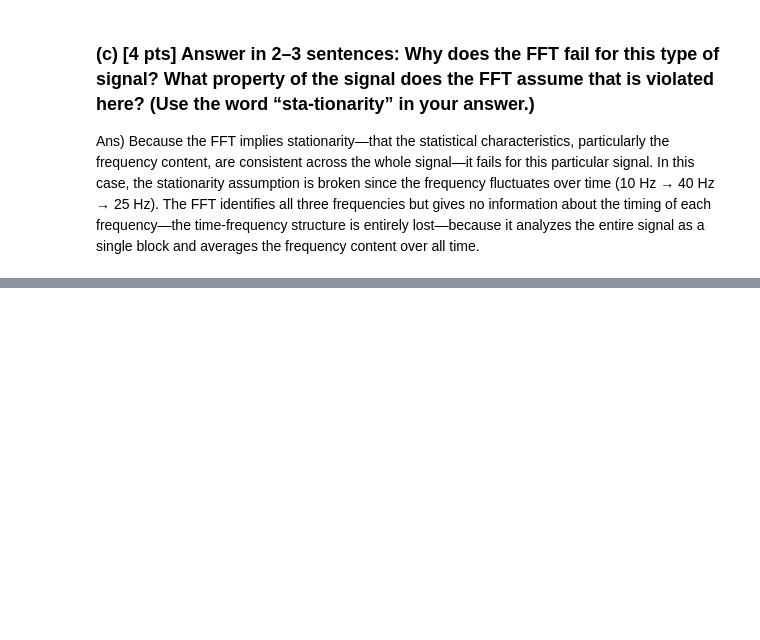
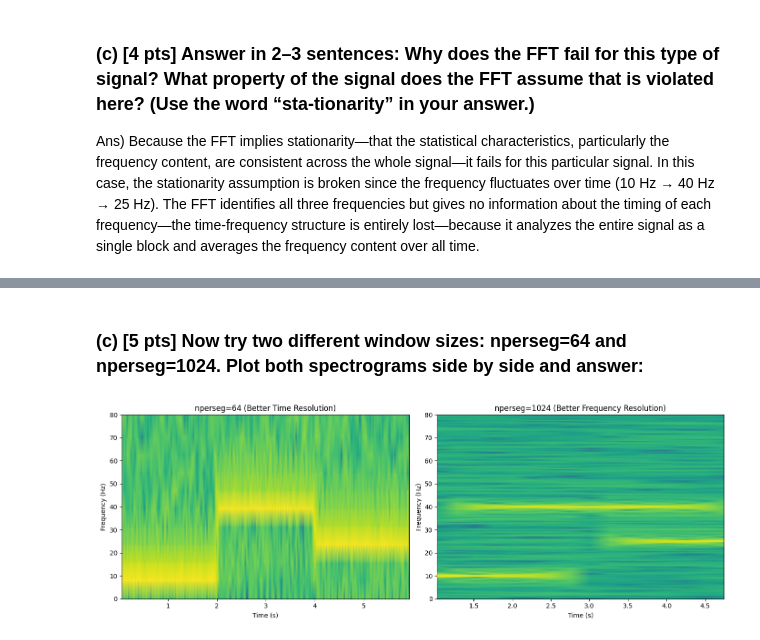
Before and after one commit to arjungiri1234/Spectral-Features-for-Time-Series, a Jupyter notebook: Spectral-features.ipynb, the cells around one changed output, grey strips where cells are left out. Drawn from its saved outputs; the diff is of its cells as text; code cells hidden in the pictures; blank space fills up the shorter version.

```diff
--- a/Spectral-features.ipynb
+++ b/Spectral-features.ipynb
@@ -214,0 +241,27 @@ Ans) Because the FFT implies stationarity—that the statistical characteristics
+# %% [markdown]
+### (c) [5 pts] Now try two different window sizes: nperseg=64 and nperseg=1024. Plot both spectrograms side by side and answer:
+# %%
+fig, axes = plt.subplots(1, 2, figsize=(14, 5))
+
+# Small window: better time resolution
+f1, t1, S1 = signal.spectrogram(x, fs, nperseg=64, noverlap=50)
+axes[0].pcolormesh(t1, f1, 10*np.log10(S1 + 1e-10),
+                   shading='gouraud', cmap='viridis')
+axes[0].set_ylim(0, 80)
+axes[0].set_title('nperseg=64 (Better Time Resolution)')
+axes[0].set_xlabel('Time (s)')
+axes[0].set_ylabel('Frequency (Hz)')
+
+# Large window: better frequency resolution
+f2, t2, S2 = signal.spectrogram(x, fs, nperseg=1024, noverlap=900)
+axes[1].pcolormesh(t2, f2, 10*np.log10(S2 + 1e-10),
+                   shading='gouraud', cmap='viridis')
+axes[1].set_ylim(0, 80)
+axes[1].set_title('nperseg=1024 (Better Frequency Resolution)')
+axes[1].set_xlabel('Time (s)')
+axes[1].set_ylabel('Frequency (Hz)')
+
+plt.tight_layout()
+plt.show()
+# %% [output]
+[figure, added]
```
Also changed, not shown: parts of 5 cells of this notebook.
